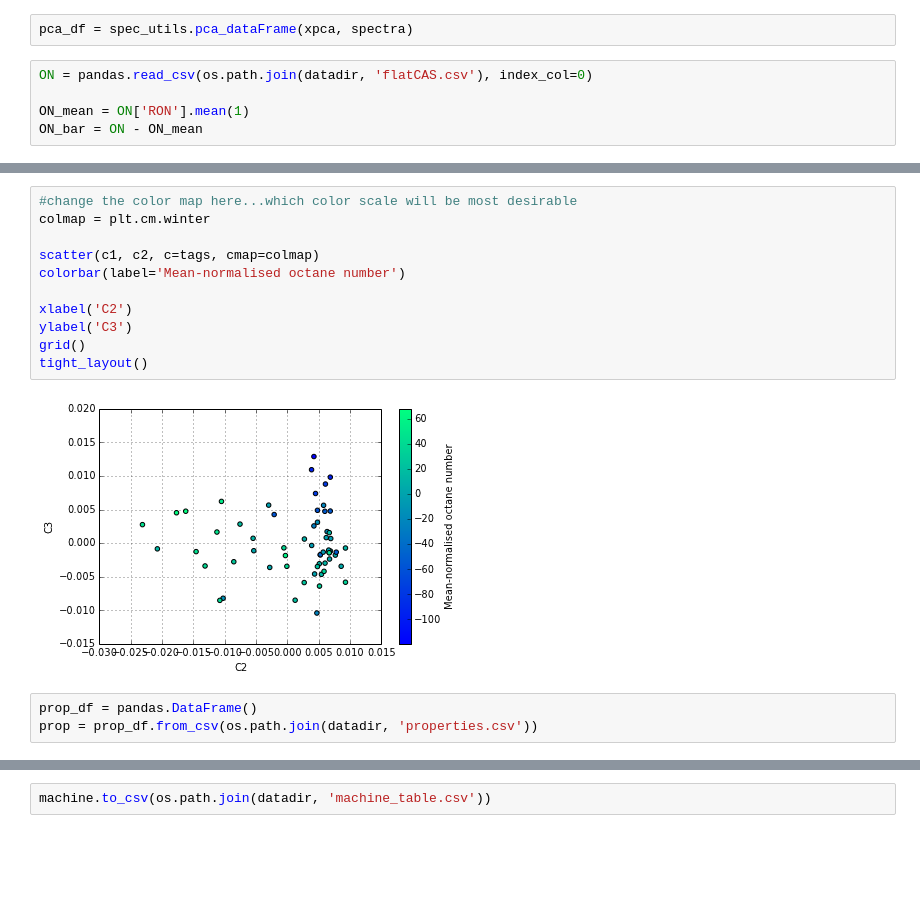
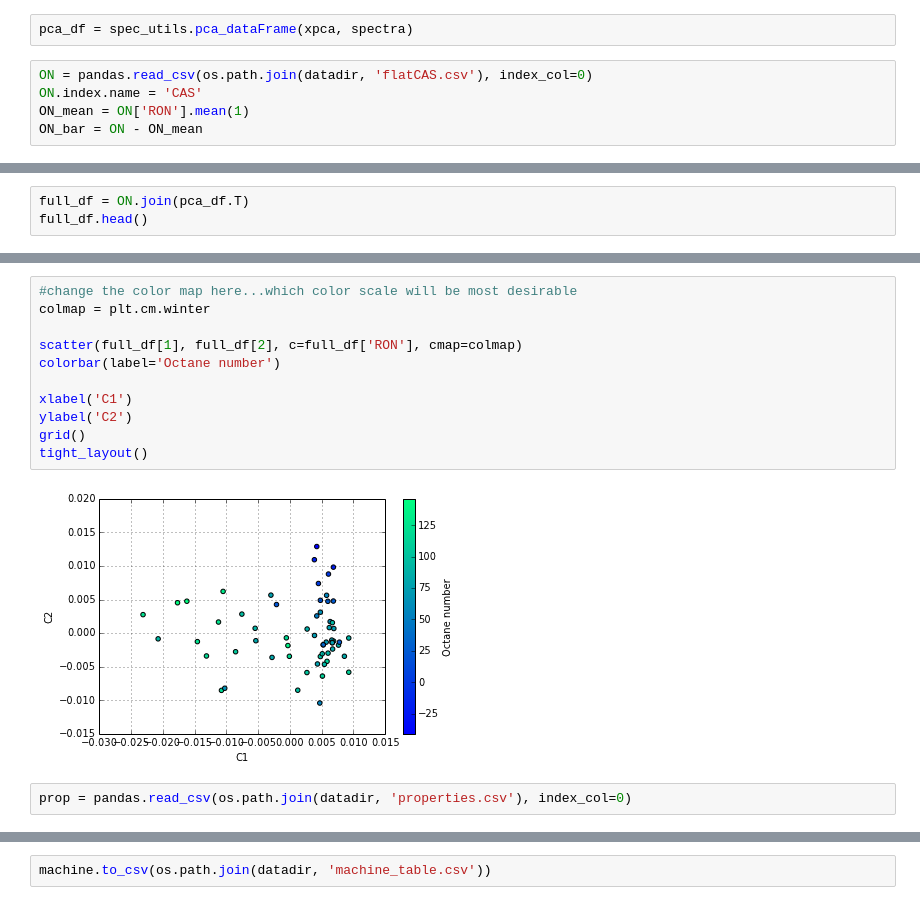
Before and after one commit to BrandonJvV/OctaneNumber, a Jupyter notebook: OctanePrediction.ipynb, the cells around one changed output, grey strips where cells are left out. Saved outputs shown, nothing was run; the diff lists cells and outputs as text; blank space fills up the shorter version.

Commit message:
Streamlined data handling

```diff
--- a/OctanePrediction.ipynb
+++ b/OctanePrediction.ipynb
@@ -32,6 +32,6 @@ spec_utils.scree_plot(myPca)
 pca_df = spec_utils.pca_dataFrame(xpca, spectra)
 # %%
 ON = pandas.read_csv(os.path.join(datadir, 'flatCAS.csv'), index_col=0)
-
+ON.index.name = 'CAS'
 ON_mean = ON['RON'].mean(1)
 ON_bar = ON - ON_mean
@@ -59,0 +38,3 @@ for CAS in ON_bar.transpose():
+# %%
+full_df = ON.join(pca_df.T)
+full_df.head()
@@ -60,16 +57,15 @@ for CAS in ON_bar.transpose():
 # %%
 #change the color map here...which color scale will be most desirable
 colmap = plt.cm.winter
 
-scatter(c1, c2, c=tags, cmap=colmap)
-colorbar(label='Mean-normalised octane number')
+scatter(full_df[1], full_df[2], c=full_df['RON'], cmap=colmap)
+colorbar(label='Octane number')
 
-xlabel('C2')
-ylabel('C3')
+xlabel('C1')
+ylabel('C2')
 grid()
 tight_layout()
 # %% [output]
-[figure, old version]
+[figure, new version]
 # %%
-prop_df = pandas.DataFrame()
-prop = prop_df.from_csv(os.path.join(datadir, 'properties.csv'))
+prop = pandas.read_csv(os.path.join(datadir, 'properties.csv'), index_col=0)
```
Also changed, not shown: parts of 9 cells of this notebook.
